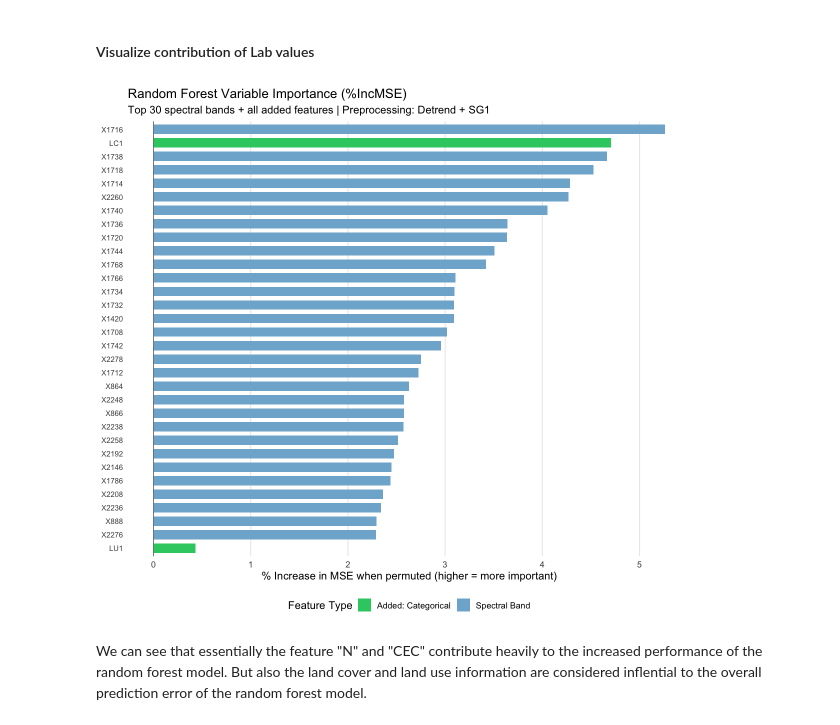
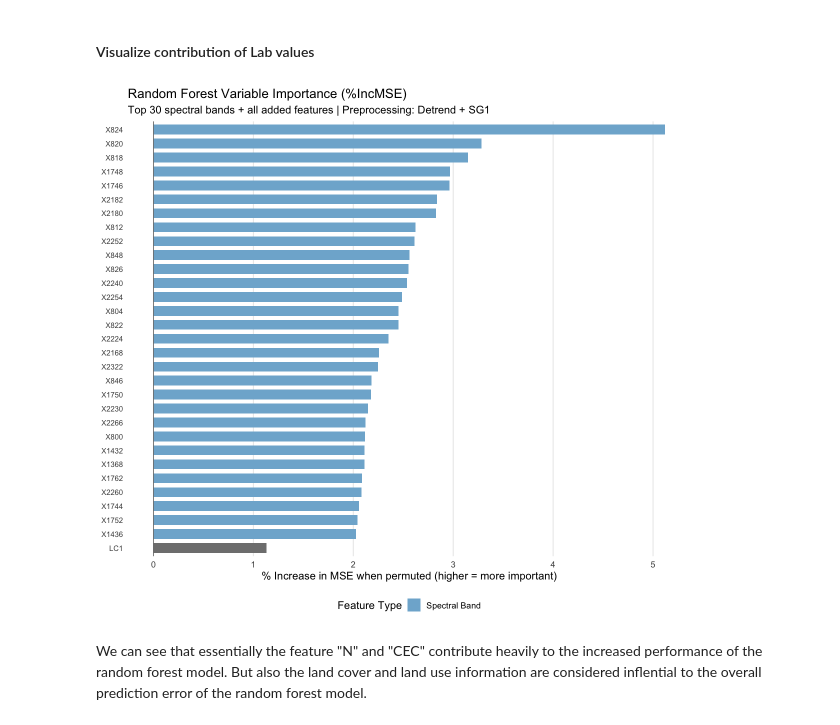
Before and after one commit to lcaspari/italy_soc, a Jupyter notebook: SOC_italy.ipynb, the cells around one changed output. Saved outputs shown, nothing was run; the diff lists cells and outputs as text; code cells hidden in the pictures.

```diff
--- a/SOC_italy.ipynb
+++ b/SOC_italy.ipynb
@@ -990,8 +1000,10 @@ results <- data.frame(
   n_train = integer(),
   n_test = integer(),
   optimal_LV = numeric(),
+  BIAS_CV_OOB = numeric(),
   RMSE_CV_OOB = numeric(),
   R2_CV_OOB = numeric(),
+  BIAS_test = numeric(),
   RMSE_test = numeric(),
   R2_test = numeric(),
   RPD_test = numeric(),
@@ -1078,12 +1090,14 @@ for (lc in lcs) {
   Ypred_cv    <- as.vector(mod$validation$pred[, , pred_idx])
   R2_cv       <- 1 - sum((Ytrain - Ypred_cv)^2) / sum((Ytrain - mean(Ytrain))^2)
   RMSE_cv_val <- rmse_cv[optimal_lv_idx]
+  BIAS_cv_val <- mean(Ypred_cv - Ytrain)
 
   # 6. Test set predictions & metrics
   Ypred_test_plsr <- as.vector(predict(mod, newdata = Xtest_plsr, ncomp = max(1, optimal_lv)))
   R2_test_plsr    <- 1 - sum((Ytest - Ypred_test_plsr)^2) / sum((Ytest - mean(Ytest))^2)
   RMSE_test_plsr  <- sqrt(mean((Ytest - Ypred_test_plsr)^2))
   RPD_test_plsr   <- sd(Ytest) / RMSE_test_plsr
+  BIAS_test_plsr <- mean(Ypred_test_plsr - Ytest)
 
   # 7. Store PLSR results
   results <- rbind(results, data.frame(
@@ -1092,8 +1106,10 @@ for (lc in lcs) {
     n_train        = length(train),
     n_test         = length(test),
     optimal_LV     = optimal_lv,
+    BIAS_CV_OOB    = round(BIAS_cv_val, 3),
     RMSE_CV_OOB    = round(RMSE_cv_val, 3),
     R2_CV_OOB      = round(R2_cv, 3),
+    BIAS_test      = round(BIAS_test_plsr, 3),
     RMSE_test      = round(RMSE_test_plsr, 3),
     R2_test        = round(R2_test_plsr, 3),
     RPD_test       = round(RPD_test_plsr, 3),
@@ -1129,12 +1145,14 @@ for (lc in lcs) {
   oob_predictions <- rf_mod$predicted
   R2_oob   <- 1 - sum((Ytrain - oob_predictions)^2) / sum((Ytrain - mean(Ytrain))^2)
   RMSE_oob <- sqrt(mean((Ytrain - oob_predictions)^2))
+  BIAS_oob <- mean(oob_predictions - Ytrain)
 
   # 5. Test set predictions & metrics
   Ypred_test_rf <- predict(rf_mod, newdata = Xtest_rf)
   R2_test_rf    <- 1 - sum((Ytest - Ypred_test_rf)^2) / sum((Ytest - mean(Ytest))^2)
   RMSE_test_rf  <- sqrt(mean((Ytest - Ypred_test_rf)^2))
   RPD_test_rf   <- sd(Ytest) / RMSE_test_rf
+  BIAS_test_rf  <- mean(Ypred_test_rf - Ytest)
 
   # 6. Store RF results
   results <- rbind(results, data.frame(
@@ -1143,8 +1161,10 @@ for (lc in lcs) {
     n_train        = length(train),
     n_test         = length(test),
     optimal_LV     = NA,   # not applicable for RF
+    BIAS_CV_OOB    = round(BIAS_oob, 3),
     RMSE_CV_OOB    = round(RMSE_oob, 3),
     R2_CV_OOB      = round(R2_oob, 3),
+    BIAS_test      = round(BIAS_test_rf, 3),
     RMSE_test      = round(RMSE_test_rf, 3),
     R2_test        = round(R2_test_rf, 3),
     RPD_test       = round(RPD_test_rf, 3),
@@ -1162,8 +1182,10 @@ avg_row_plsr <- data.frame(
   n_train        = round(mean(results$n_train[results$model == "PLSR"])),
   n_test         = round(mean(results$n_test[results$model == "PLSR"])),
   optimal_LV     = round(mean(results$optimal_LV[results$model == "PLSR"], na.rm = TRUE), 1),
+  BIAS_CV_OOB    = round(mean(results$BIAS_CV_OOB[results$model == "PLSR"]), 3),
   RMSE_CV_OOB    = round(mean(results$RMSE_CV_OOB[results$model == "PLSR"]), 3),
   R2_CV_OOB      = round(mean(results$R2_CV_OOB[results$model == "PLSR"]), 3),
+  BIAS_test      = round(mean(results$BIAS_test[results$model == "PLSR"]), 3),
   RMSE_test      = round(mean(results$RMSE_test[results$model == "PLSR"]), 3),
   R2_test        = round(mean(results$R2_test[results$model == "PLSR"]), 3),
   RPD_test       = round(mean(results$RPD_test[results$model == "PLSR"]), 3),
@@ -1176,8 +1198,10 @@ avg_row_rf <- data.frame(
   n_train        = round(mean(results$n_train[results$model == "RF"])),
   n_test         = round(mean(results$n_test[results$model == "RF"])),
   optimal_LV     = NA,
+  BIAS_CV_OOB    = round(mean(results$BIAS_CV_OOB[results$model == "RF"]), 3),
   RMSE_CV_OOB    = round(mean(results$RMSE_CV_OOB[results$model == "RF"]), 3),
   R2_CV_OOB      = round(mean(results$R2_CV_OOB[results$model == "RF"]), 3),
+  BIAS_test      = round(mean(results$BIAS_test[results$model == "RF"]), 3),
   RMSE_test      = round(mean(results$RMSE_test[results$model == "RF"]), 3),
   R2_test        = round(mean(results$R2_test[results$model == "RF"]), 3),
   RPD_test       = round(mean(results$RPD_test[results$model == "RF"]), 3),
@@ -1384,38 +1257,24 @@ Optimal LVs: 17
 # %%
 # ================================================================
-# RF with Spectra (Detrend + SG1) + N + CEC + LC1 + LU1
+# RF with Spectra (Detrend + SG1) + LC1
 # ================================================================
 
 library(randomForest)
 
-# --- 1. Apply best preprocessing: Detrend + SG1 to spectra only ---
+# --- Apply best preprocessing: Detrend + SG1 to spectra only ---
 res <- apply_detrend(nXr00, wl)
 res <- apply_sg1(res$X, res$w)
 
 Xspec  <- res$X
 wl_new <- res$w
 
-# --- 2. Scale N and CEC using training set statistics only ---
-N_raw   <- lab$N
-CEC_raw <- lab$CEC
-
-#N_mean   <- mean(N_raw[train],   na.rm = TRUE)
-#N_sd     <- sd(N_raw[train],     na.rm = TRUE)
-#CEC_mean <- mean(CEC_raw[train], na.rm = TRUE)
-#CEC_sd   <- sd(CEC_raw[train],   na.rm = TRUE)
-
-#N_scaled   <- (N_raw   - N_mean)   / N_sd
-#CEC_scaled <- (CEC_raw - CEC_mean) / CEC_sd
-
 # --- 3. LC1 and LU1 as factors ---
 LC1_factor <- as.factor(lab$LC1)
-LU1_factor <- as.factor(lab$LU1)
 
 # --- 4. Merge all features ---
 Xmat <- cbind(
   as.data.frame(Xspec),
-  LC1 = LC1_factor,
-  LU1 = LU1_factor
+  LC1 = LC1_factor
 )
 
 # --- 5. Train / test split ---
@@ -1431,25 +1290,29 @@ cat("Train:", nrow(Xtrain), "| Test:", nrow(Xtest),
 set.seed(123)
 rf_mod <- randomForest(x          = Xtrain,
                        y          = Ytrain,
-                       ntree      = 100,
+                       ntree      = 500,
                        importance = TRUE)
 
 # --- 7. OOB performance ---
 oob_predictions <- rf_mod$predicted
 RMSE_oob <- sqrt(mean((Ytrain - oob_predictions)^2))
 R2_oob   <- 1 - sum((Ytrain - oob_predictions)^2) / sum((Ytrain - mean(Ytrain))^2)
+BIAS_oob <- mean(oob_predictions - Ytrain)
 
 # --- 8. Test set performance ---
 Ypred_test <- predict(rf_mod, newdata = Xtest)
 RMSE_test  <- sqrt(mean((Ytest - Ypred_test)^2))
 R2_test    <- 1 - sum((Ytest - Ypred_test)^2) / sum((Ytest - mean(Ytest))^2)
 RPD_test   <- sd(Ytest) / RMSE_test
+BIAS_test  <- mean(Ypred_test - Ytest)
 
 # --- 9. Store result in same format as rf_results_combos ---
 result_rf_features <- data.frame(
-  preprocessing = "Detrend + SG1 + LC1 + LU1",
+  preprocessing = "Detrend + SG1 + LC1",
+  BIAS_OOB  = round(BIAS_oob,  3),
   RMSE_OOB  = round(RMSE_oob,  3),
   R2_OOB    = round(R2_oob,    3),
+  BIAS_test = round(BIAS_test, 3),
   RMSE_test = round(RMSE_test, 3),
   R2_test   = round(R2_test,   3),
   RPD_test  = round(RPD_test,  3)
@@ -1479,7 +1344,6 @@ imp_df <- data.frame(
 # --- 2. Label feature groups ---
 imp_df$group <- dplyr::case_when(
   imp_df$feature == "LC1" ~ "Added: Categorical",
-  imp_df$feature == "LU1" ~ "Added: Categorical",
   TRUE                     ~ "Spectral Band"
 )
 
@@ -1494,34 +1358,34 @@ added_features <- imp_df %>%
 imp_plot <- rbind(top_spectral, added_features)
 imp_plot <- imp_plot[order(imp_plot$IncMSE), ]
 imp_plot$feature <- factor(imp_plot$feature, levels = imp_plot$feature)
 
 # --- 4. Plot ---
 options(repr.plot.width = 10, repr.plot.height = 9)
 
 ggplot(imp_plot, aes(x = IncMSE, y = feature, fill = group)) +
   geom_col(width = 0.7) +
   geom_vline(xintercept = 0, color = "grey40", linewidth = 0.4) +
   scale_fill_manual(
     name   = "Feature Type",
     values = c(
       "Spectral Band"      = "#7fb3d3",
-      "Added: Categorical" = "#2ecc71"
+      "Added: Land Cover" = "#2ecc71"
     )
   ) +
   theme_minimal(base_size = 13) +
   theme(
     legend.position    = "bottom",
     panel.grid.major.y = element_blank(),
     panel.grid.minor   = element_blank(),
     axis.text.y        = element_text(size = 9)
   ) +
   labs(
     title    = "Random Forest Variable Importance (%IncMSE)",
     subtitle = "Top 30 spectral bands + all added features | Preprocessing: Detrend + SG1",
     x        = "% Increase in MSE when permuted (higher = more important)",
     y        = NULL
   )
 # %% [output]
-[figure, old version]
+[figure, new version]
 # %% [markdown]
 We can see that essentially the feature "N" and "CEC" contribute heavily to the increased performance of the random forest model. But also the land cover and land use information are considered inflential to the overall prediction error of the random forest model.
```
Also changed, not shown: parts of 20 cells of this notebook.
